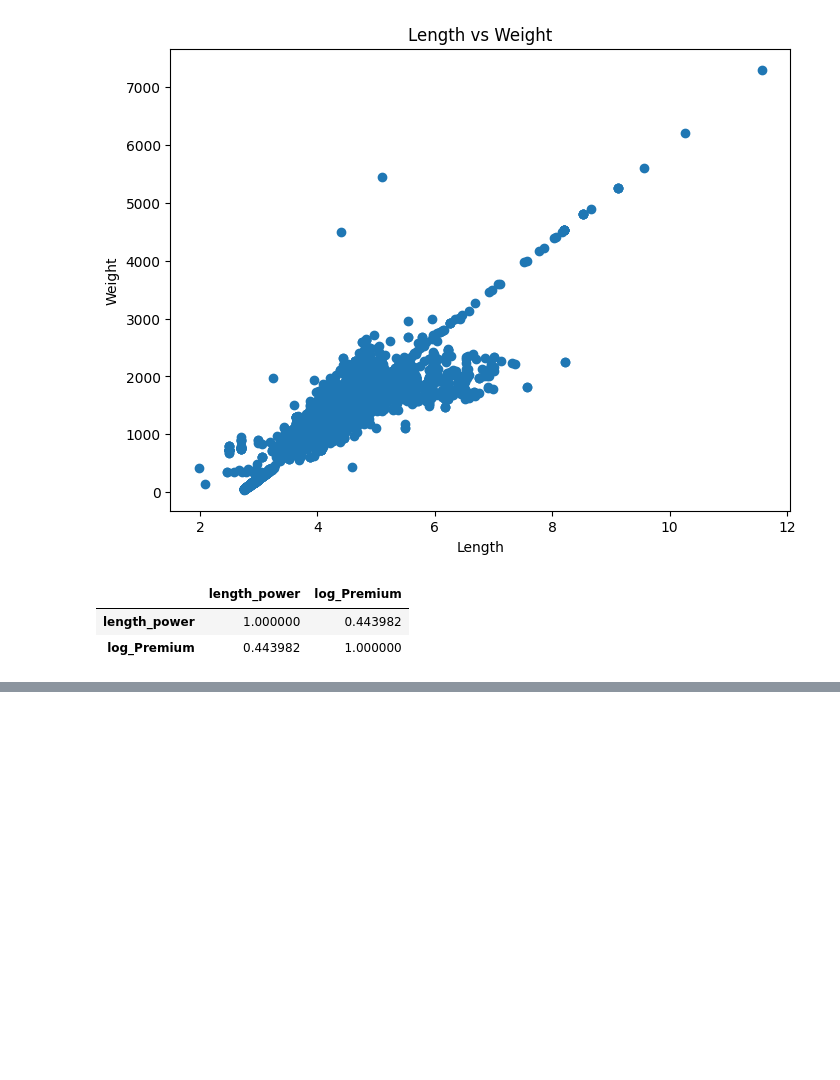
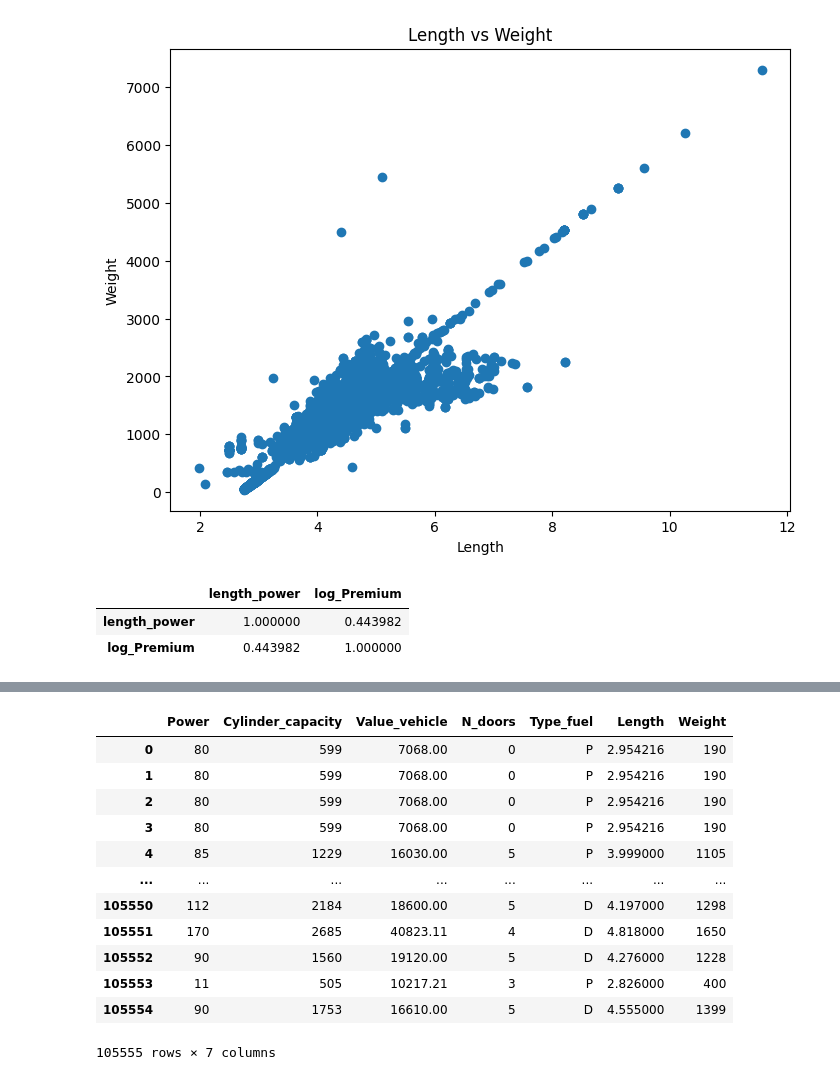
Before and after one commit to mkdsps/isurance_vezba, a Jupyter notebook: andra.ipynb, the cells around one changed output, grey strips where cells are left out. Cells and saved outputs as stored; diff of their text form; code cells hidden in the pictures; blank space fills up the shorter version.

```diff
--- a/andra.ipynb
+++ b/andra.ipynb
@@ -316,0 +384,20 @@ cars[['length_power','log_Premium']].corr()
+# %%
+from utils import split_train_test,merge_train_test
+from sklearn.linear_model import LinearRegression
+
+df_train = pd.read_csv('data/train.csv')
+df_test  = pd.read_csv('data/test.csv')
+
+df_all = merge_train_test(df_train, df_test)
+
+df_all = clean_length(df_all)
+# %%
+andra = df_all[[
+    "Power",
+    "Cylinder_capacity",
+    "Value_vehicle",
+    "N_doors",
+    "Type_fuel",
+    "Length",
+    "Weight"
+]]
@@ -316,0 +430,18 @@ cars[['length_power','log_Premium']].corr()
+# %%
+andra = andra.drop(columns="Type_fuel_binary")
+# %%
+andra
+# %% [output]
+|  | Power | Cylinder_capacity | Value_vehicle | N_doors | Type_fuel | Length | Weight |
+| 0 | 80 | 599 | 7068.00 | 0 | P | 2.954216 | 190 |
+| 1 | 80 | 599 | 7068.00 | 0 | P | 2.954216 | 190 |
+| 2 | 80 | 599 | 7068.00 | 0 | P | 2.954216 | 190 |
+| 3 | 80 | 599 | 7068.00 | 0 | P | 2.954216 | 190 |
+| 4 | 85 | 1229 | 16030.00 | 5 | P | 3.999000 | 1105 |
+| ... | ... | ... | ... | ... | ... | ... | ... |
+| 105550 | 112 | 2184 | 18600.00 | 5 | D | 4.197000 | 1298 |
+| 105551 | 170 | 2685 | 40823.11 | 4 | D | 4.818000 | 1650 |
+| 105552 | 90 | 1560 | 19120.00 | 5 | D | 4.276000 | 1228 |
+| 105553 | 11 | 505 | 10217.21 | 3 | P | 2.826000 | 400 |
+| 105554 | 90 | 1753 | 16610.00 | 5 | D | 4.555000 | 1399 |
+105555 rows × 7 columns
```
Also changed, not shown: parts of 4 cells of this notebook, 2 other files.
